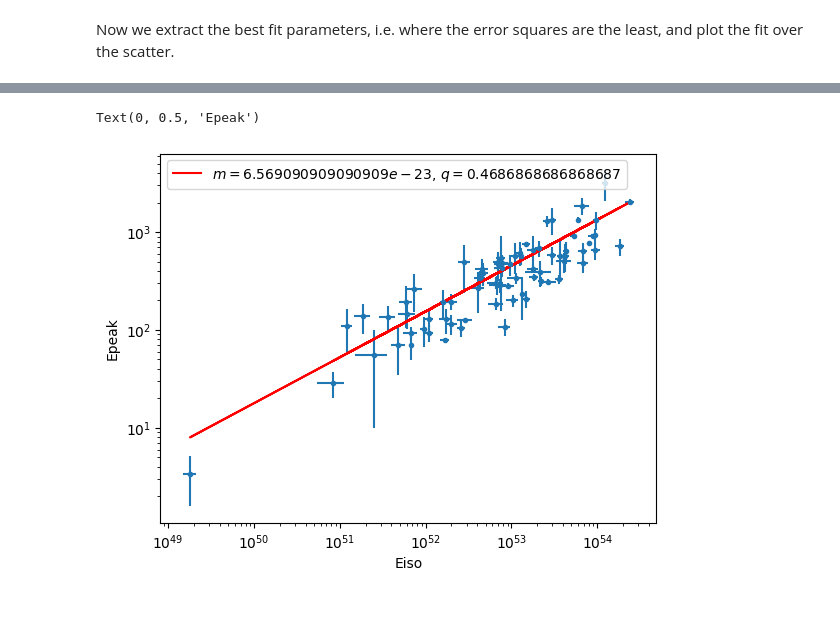
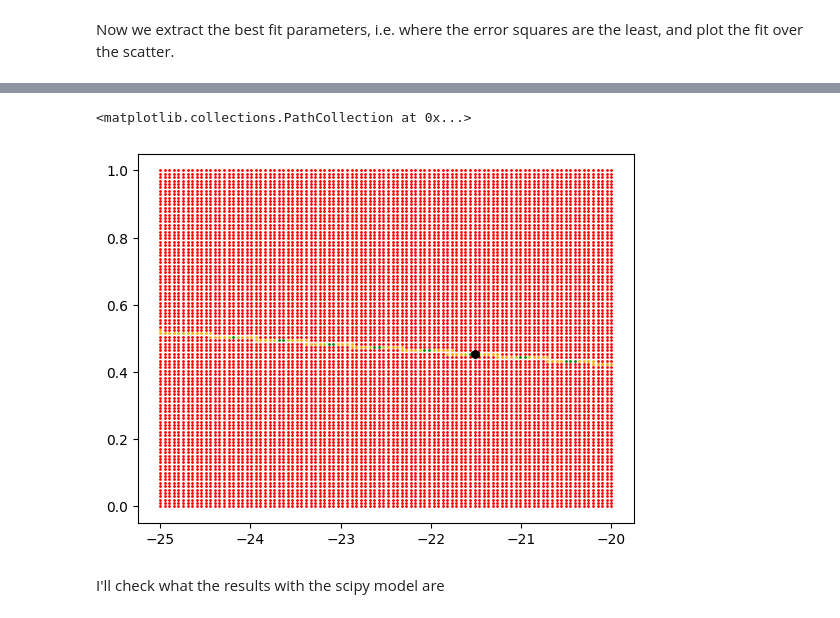
Before and after one commit to joanalnu/OAB-INAF, a Jupyter notebook: Epeak_Eiso_correlation.ipynb, the cells around one changed output, grey strips where cells are left out. Saved outputs shown, nothing was run; the diff lists cells and outputs as text; code cells hidden in the pictures.

```diff
--- a/Epeak_Eiso_correlation.ipynb
+++ b/Epeak_Eiso_correlation.ipynb
@@ -104,16 +82,28 @@ Now we extract the best fit parameters, i.e. where the error squares are the lea
+# %%
+lower = np.argmin(G)
+higher = np.argmax(G)
+for i in range(len(k)):
+    for j in range(len(m)):
+        val = np.log10(G[i][j])
+        if 0<val and val<=0.55:
+            plt.scatter(k[i],m[j],color='g', s=1)
+        elif 0.55<val and val<=.6:
+            plt.scatter(k[i],m[j],color='y', s=1)
+        elif 0.6<val and val<=1:
+            plt.scatter(k[i],m[j],color='orange', s=1)
+        else:
+            plt.scatter(k[i],m[j],color='red', s=1)
+plt.scatter(k_fit, m_fit, marker='h', color='black')
+# %% [output]
+<matplotlib.collections.PathCollection at 0x...>
+[figure, added]
 # %%
-bestfit = np.argmin(G)
-m_index, q_index = np.unravel_index(bestfit, G.shape)
-m_fit, q_fit = m[m_index], q[q_index]
-#m_fit, q_fit = 10**(-24), 0.5
 plt.figure()
-plt.errorbar(Eiso, df['Epeak'], xerr=Eiso_err, yerr=df['Epeak_err'], fmt='.')
-plt.plot(Eiso, m_fit*(Eiso**q_fit), color='r', label=f'$m={m_fit}$, $q={q_fit}$')
-
-plt.loglog()
-plt.legend(loc='upper left')
-plt.xlabel('Eiso')
-plt.ylabel('Epeak')
+plt.scatter(Eiso, Epeak)
+plt.plot(Eiso, k_fit+Eiso*m_fit, label=f'k={k_fit}, m={m_fit}', color='r')
+#plt.plot(Eiso, -24+Eiso*0.5, color='g', label=f'k={-24}, m={0.5}')
+plt.legend()
+plt.xlabel(r'$E_\text{iso}$')
+plt.ylabel(r'$E_\text{peak}$')
-# %% [output]
-Text(0, 0.5, 'Epeak')
-[figure, removed]
+# %% [markdown]
+I'll check what the results with the scipy model are
```
Also changed, not shown: parts of 17 cells of this notebook.
